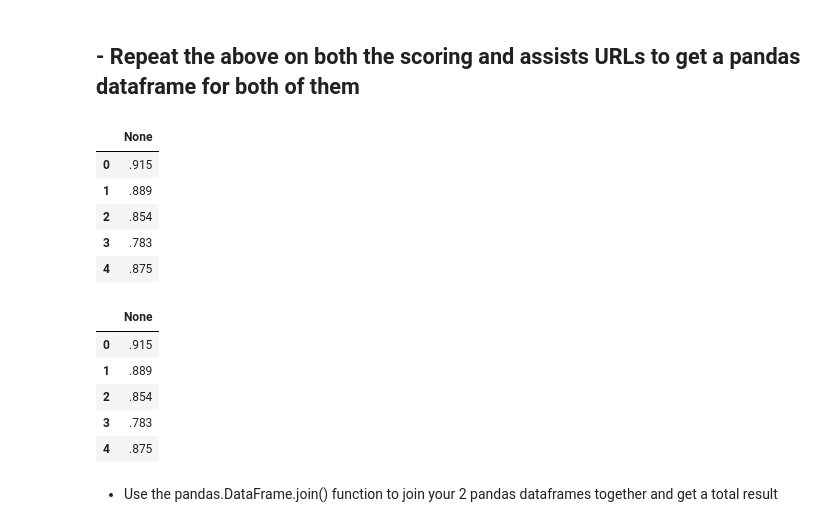
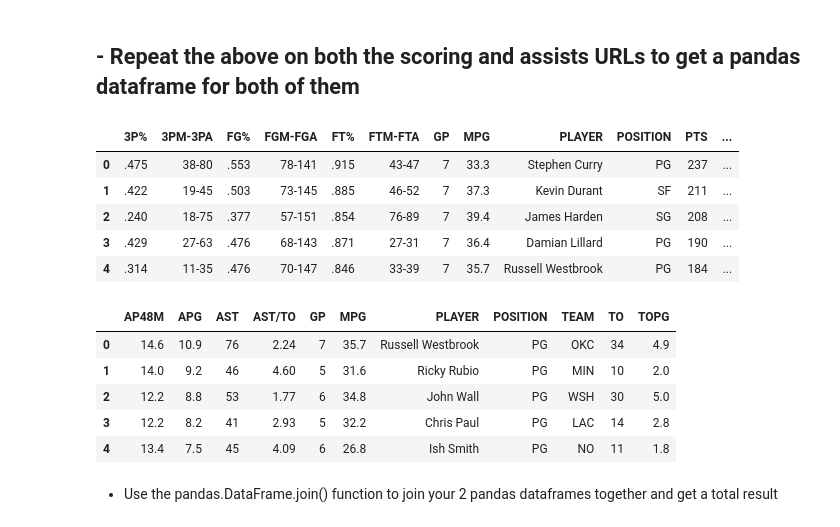
Before and after one commit to pburkard88/DS_BOS_07_Students, a Jupyter notebook: KeithWebber/Assignment-2/KeithWebber Assigment2.ipynb, the cells around one changed output. Saved outputs shown, nothing was run; the diff lists cells and outputs as text; code cells hidden in the pictures.

```diff
--- a/KeithWebber/Assignment-2/KeithWebber Assigment2.ipynb
+++ b/KeithWebber/Assignment-2/KeithWebber Assigment2.ipynb
@@ -183,10 +190,9 @@ def get_cols(table):
 # %% [markdown]
 Create a function get_data that retrieves the actual table data given a table element (skip the ranks, split the positions).  You can use either the dict approach or the numpy array approach.
 # %%
-def get_data(table_rows,dicts=True):
-    players_stats_dicts = []
+def get_data(table):
+    table_rows = table.findAll('tr')
     players_stats_array = []
-    cols = get_cols(table_rows)
     for row in table_rows:
         if row.attrs['class'][0]=='colhead':
             continue
@@ -204,8 +210,16 @@ def get_data(table_rows,dicts=True):
             stat = row_cols[i].string
             player_stats.append(stat)
         players_stats_array.append(player_stats)
-        player_stats = dict(zip(cols, player_stats))
+
+    return players_stats_array
+
+def merge_columns_to_rows(columns, rows):
+    players_stats_dicts = []
+    for player_stats in rows:
+        player_stats = dict(zip(columns, player_stats))
         players_stats_dicts.append(player_stats)
     return players_stats_dicts
 
-# get_data(table)
+rows = get_data(table)
+columns = get_cols(table)
+print merge_columns_to_rows(columns, rows)
@@ -217,14 +233,16 @@ base_url = 'http://espn.go.com/nba/statistics/player/_/stat/scoring-per-game/sor
 def all_pages(base_url):
     counter = 1
     results = []
+    pages_cols = get_cols(get_nba_stats_table(base_url))
+
     while True:
         current_page = base_url + str(counter)
-        data = get_nba_stats_table(current_page)
+        page_rows = get_data(get_nba_stats_table(current_page))
+        data = merge_columns_to_rows(pages_cols, page_rows)
         if data == []:
             break
         results = results + data
         counter += 40
-    results = get_data(results)
     return results
 
 def get_nba_stats_table(url):
@@ -232,15 +250,14 @@ def get_nba_stats_table(url):
     soup = BeautifulSoup(page)
     table_div = soup.find(id='my-players-table')
     table = table_div.find("table")
-    table_rows = table.findAll('tr')
-    return table_rows
+    return table
 
 def build_dataframe(url):
-    data = all_pages(base_url)
+    data = all_pages(url)
     return pd.DataFrame.from_dict(data)
 
 r = build_dataframe(base_url)
-r.head(20)
+r.head()
 # %% [output]
 |  | 3P% | 3PM-3PA | FG% | FGM-FGA | FT% | FTM-FTA | GP | MPG | PLAYER | POSITION | PTS | ... |
 | 0 | .475 | 5.4-11.4 | .553 | 11.1-20.1 | .915 | 6.1-6.7 | 7 | 33.3 | Stephen Curry | PG | 33.9 | ... |
@@ -262,32 +268,27 @@ r.head(20)
 # %% [markdown]
 ## - Repeat the above on both the scoring and assists URLs to get a pandas dataframe for both of them
 # %%
-scoring_url = "http://espn.go.com/nba/statistics/player/_/stat/scoring/qualified/false/count"
+scoring_url = "http://espn.go.com/nba/statistics/player/_/stat/scoring/qualified/false/count/"
 
 score = build_dataframe(scoring_url)
 score.head()
 # %% [output]
-|  | None |
-| 0 | .915 |
-| 1 | .889 |
-| 2 | .854 |
-| 3 | .783 |
-| 4 | .875 |
+|  | 3P% | 3PM-3PA | FG% | FGM-FGA | FT% | FTM-FTA | GP | MPG | PLAYER | POSITION | PTS | ... |
+| 0 | .475 | 38-80 | .553 | 78-141 | .915 | 43-47 | 7 | 33.3 | Stephen Curry | PG | 237 | ... |
+| 1 | .422 | 19-45 | .503 | 73-145 | .885 | 46-52 | 7 | 37.3 | Kevin Durant | SF | 211 | ... |
+| 2 | .240 | 18-75 | .377 | 57-151 | .854 | 76-89 | 7 | 39.4 | James Harden | SG | 208 | ... |
+| 3 | .429 | 27-63 | .476 | 68-143 | .871 | 27-31 | 7 | 36.4 | Damian Lillard | PG | 190 | ... |
+| 4 | .314 | 11-35 | .476 | 70-147 | .846 | 33-39 | 7 | 35.7 | Russell Westbrook | PG | 184 | ... |
 # %%
-assists_url = "http://espn.go.com/nba/statistics/player/_/stat/assists/qualified/false/count"
-# bb = get_nba_stats_table(assists_url)
-# print bb
-# print get_cols(bb)
-# # print get_cols(r)
-# # print get_data(r)
-assists = build_dataframe(assists_url)
-assists.head()
+assists_url = "http://espn.go.com/nba/statistics/player/_/stat/assists/qualified/false/count/"
+ass = build_dataframe(assists_url)
+ass.head()
 # %% [output]
-|  | None |
-| 0 | .915 |
-| 1 | .889 |
-| 2 | .854 |
-| 3 | .783 |
-| 4 | .875 |
+|  | AP48M | APG | AST | AST/TO | GP | MPG | PLAYER | POSITION | TEAM | TO | TOPG |
+| 0 | 14.6 | 10.9 | 76 | 2.24 | 7 | 35.7 | Russell Westbrook | PG | OKC | 34 | 4.9 |
+| 1 | 14.0 | 9.2 | 46 | 4.60 | 5 | 31.6 | Ricky Rubio | PG | MIN | 10 | 2.0 |
+| 2 | 12.2 | 8.8 | 53 | 1.77 | 6 | 34.8 | John Wall | PG | WSH | 30 | 5.0 |
+| 3 | 12.2 | 8.2 | 41 | 2.93 | 5 | 32.2 | Chris Paul | PG | LAC | 14 | 2.8 |
+| 4 | 13.4 | 7.5 | 45 | 4.09 | 6 | 26.8 | Ish Smith | PG | NO | 11 | 1.8 |
 # %% [markdown]
 - Use the pandas.DataFrame.join() function to join your 2 pandas dataframes together and get a total result
```
Also changed, not shown: parts of 10 cells of this notebook.
